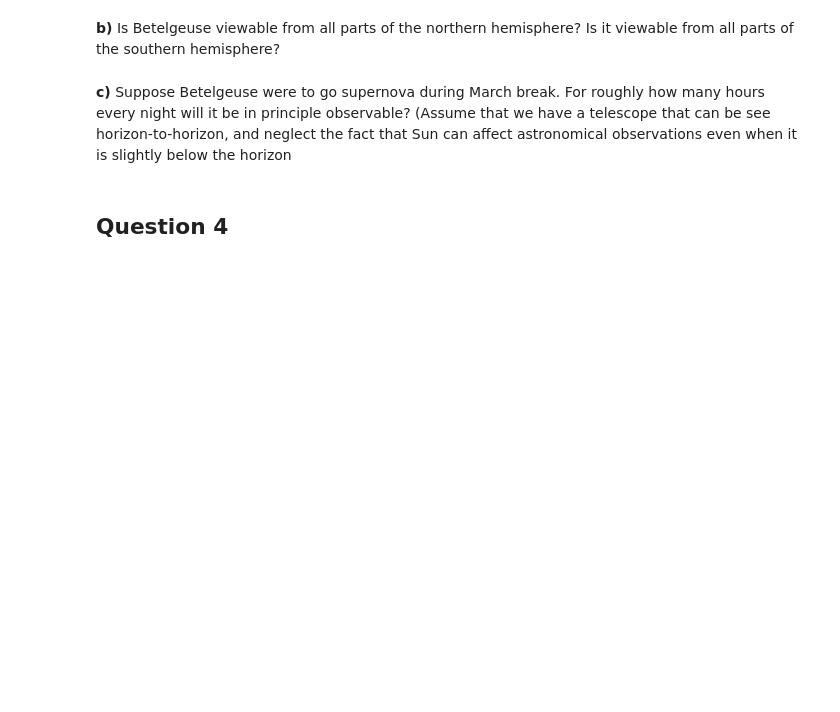
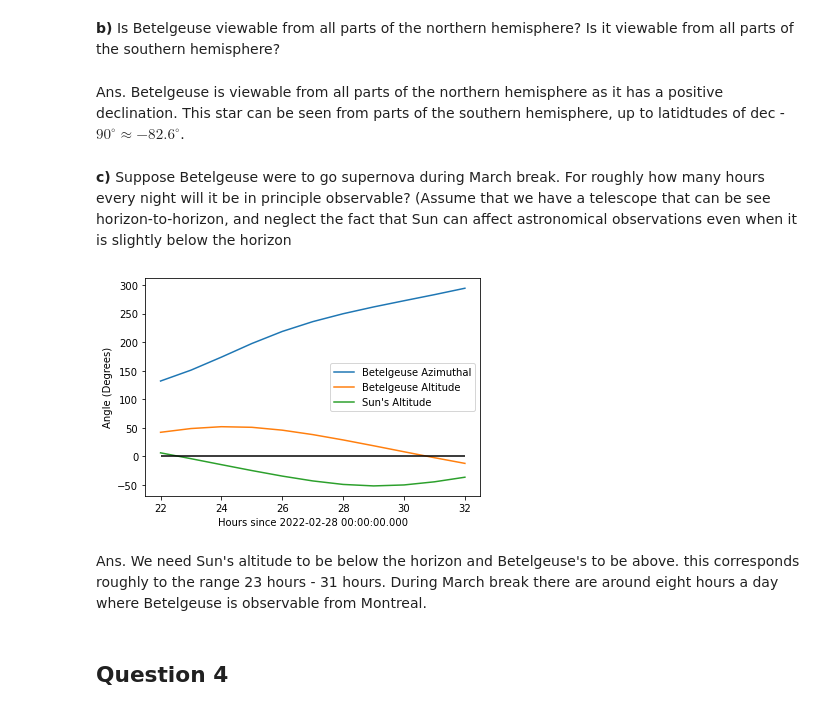
Before and after one commit to WillPugs/Phys321_midterm, a Jupyter notebook: Midterm2022.ipynb, the cells around one changed output. Saved outputs shown, nothing was run; the diff lists cells and outputs as text; code cells hidden in the pictures; blank space fills up the shorter version.

```diff
--- a/Midterm2022.ipynb
+++ b/Midterm2022.ipynb
@@ -32,0 +56,4 @@ __a)__ A few years ago people thought that the star Betelgeuse could go supernov
+# %%
+#use sesame name resolver to find Betelgeuse's reference
+betelgeuse_center = SkyCoord.from_name('alf Ori	')
+betelgeuse_center.ra
@@ -37,2 +68,4 @@ __b)__ Is Betelgeuse viewable from all parts of the northern hemisphere? Is it v
+# %% [markdown]
+Ans. Betelgeuse is viewable from all parts of the northern hemisphere as it has a positive declination. This star can be seen from parts of the southern hemisphere, up to latidtudes of dec - $90^\circ\approx -82.6^\circ$.
 # %% [markdown]
 __c)__ Suppose Betelgeuse were to go supernova during March break. For roughly how many hours every night will it be in principle observable? (Assume that we have a telescope that can be see horizon-to-horizon, and neglect the fact that Sun can affect astronomical observations even when it is slightly below the horizon
@@ -41,3 +72,40 @@ __c)__ Suppose Betelgeuse were to go supernova during March break. For roughly h
+# %%
+#setup copied from coding lab 1
+from astropy.coordinates import EarthLocation, AltAz, get_sun
+from astropy.time import Time
+
+from astropy.visualization import quantity_support, time_support
+quantity_support()
+time_support()
+from matplotlib import pyplot as plt
+
+McGill = EarthLocation(lat='45d30.29m', lon='-73d34.63m')
+# %%
+#new code
+observing_time = Time('2022-02-28') #march break starts on the Monday 26 of Feb
+
+t = range(22, 33) #look over two days to get a better picture
+times = [observing_time + i*u.hour for i in t]
+frames = [AltAz(location=McGill, obstime=time) for time in times]
+
+star_pos = [betelgeuse_center.transform_to(ref) for ref in frames]
+Suns = [get_sun(time).transform_to(AltAz(location=McGill, obstime=time)) for time in times]
+
+plt.figure()
+plt.plot([i for i in t], [y.az.deg for y in star_pos], label="Betelgeuse Azimuthal")
+plt.plot([i for i in t], [y.alt.deg for y in star_pos], label="Betelgeuse Altitude")
+plt.plot([i for i in t], [s.alt.deg for s in Suns], label="Sun's Altitude")
+
+plt.hlines(0, min(t), max(t), 'k')
+
+plt.legend()
+plt.xlabel(f"Hours since {observing_time}")
+plt.ylabel("Angle (Degrees)")
+plt.show()
+# %% [output]
+[figure, added]
+# %% [markdown]
+Ans. We need Sun's altitude to be below the horizon and Betelgeuse's to be above. this corresponds roughly to the range 23 hours - 31 hours. During March break there are around eight hours a day where Betelgeuse is observable from Montreal.
 # %% [markdown]
 ## Question 4
 # %% [markdown]
```
Also changed, not shown: parts of 20 cells of this notebook.
